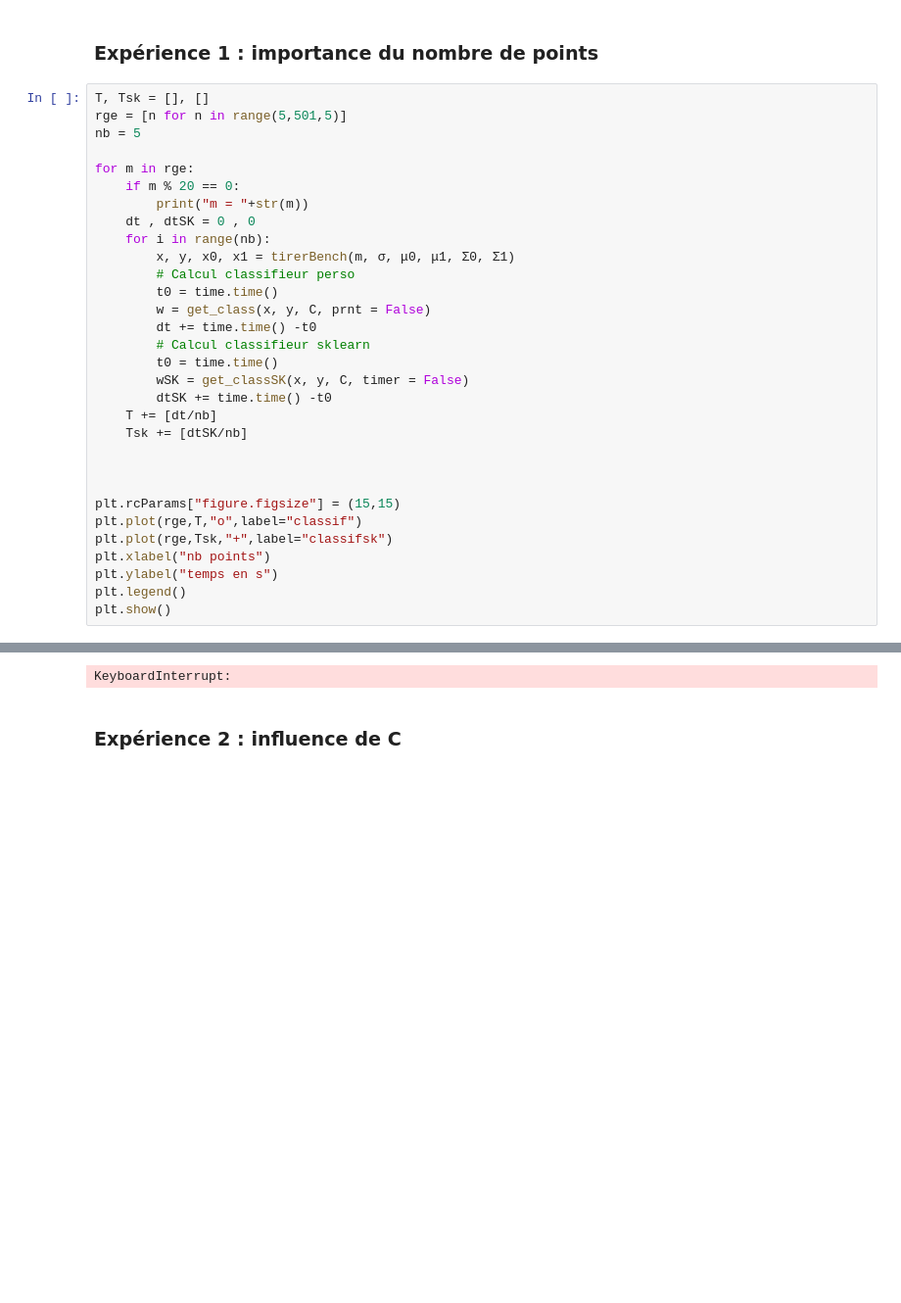
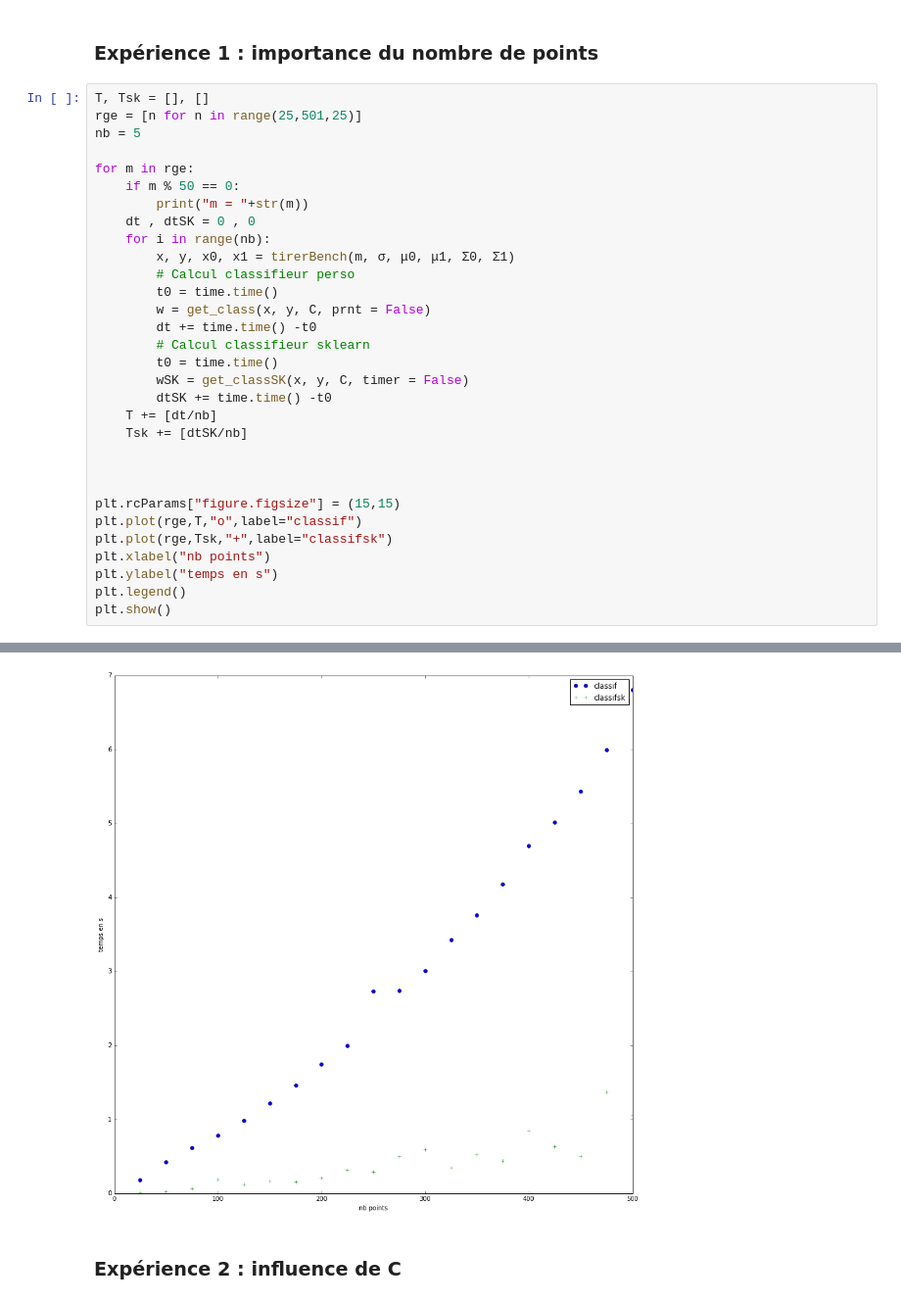
Before and after one commit to Meleagant/SVM, a Jupyter notebook: projet.ipynb, the cells around one changed output, grey strips where cells are left out. Shown: that part at 98% size. Cells and saved outputs as stored; diff of their text form; blank space fills up the shorter version.

```diff
--- a/projet.ipynb
+++ b/projet.ipynb
@@ -693,11 +701,11 @@ le score du classifieur sklearn sur les données de validation est 0.9025
 ### Expérience 1 : importance du nombre de points
 # %%
 T, Tsk = [], []
-rge = [n for n in range(5,501,5)]
+rge = [n for n in range(25,501,25)]
 nb = 5
 
 for m in rge:
-    if m % 20 == 0:
+    if m % 50 == 0:
         print("m = "+str(m))
     dt , dtSK = 0 , 0
     for i in range(nb):
@@ -744,4 +744,4 @@ m = 360
-KeyboardInterrupt:
+[figure, added]
 # %% [markdown]
 ### Expérience 2 : influence de C
 # %%
```
Also changed, not shown: parts of 4 cells of this notebook.
